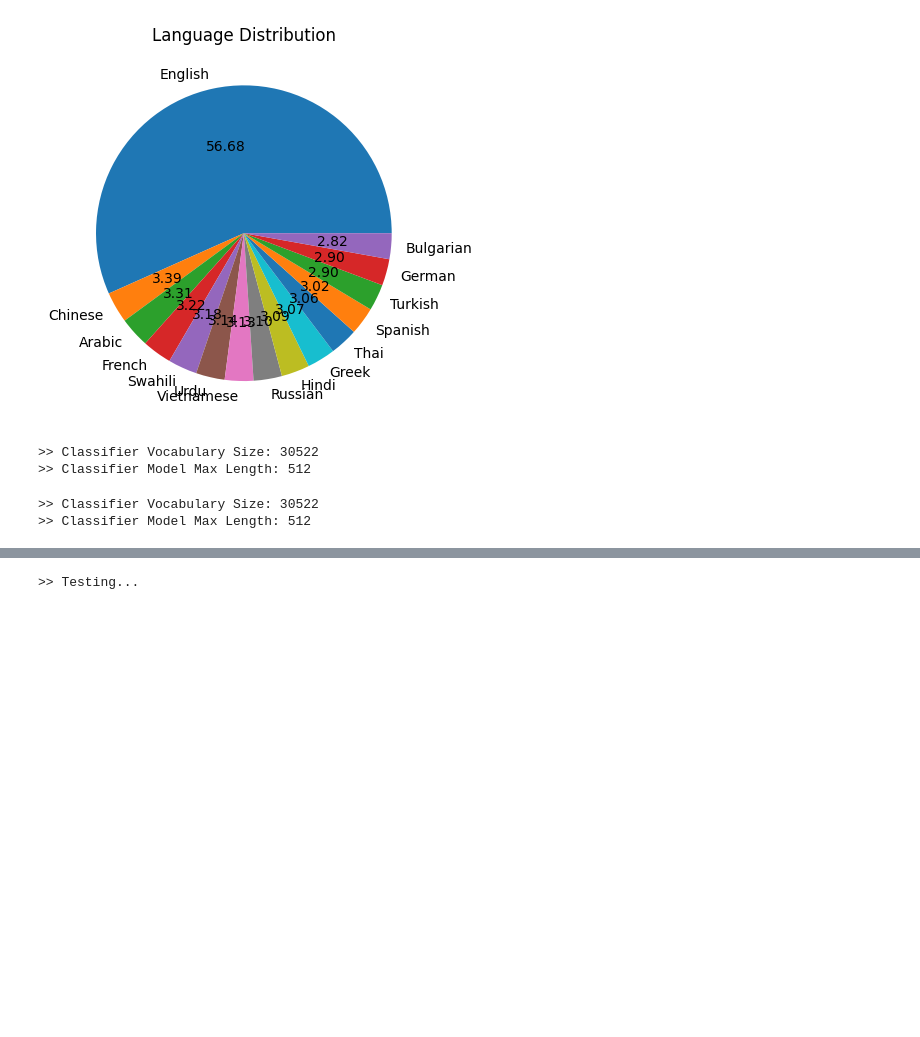
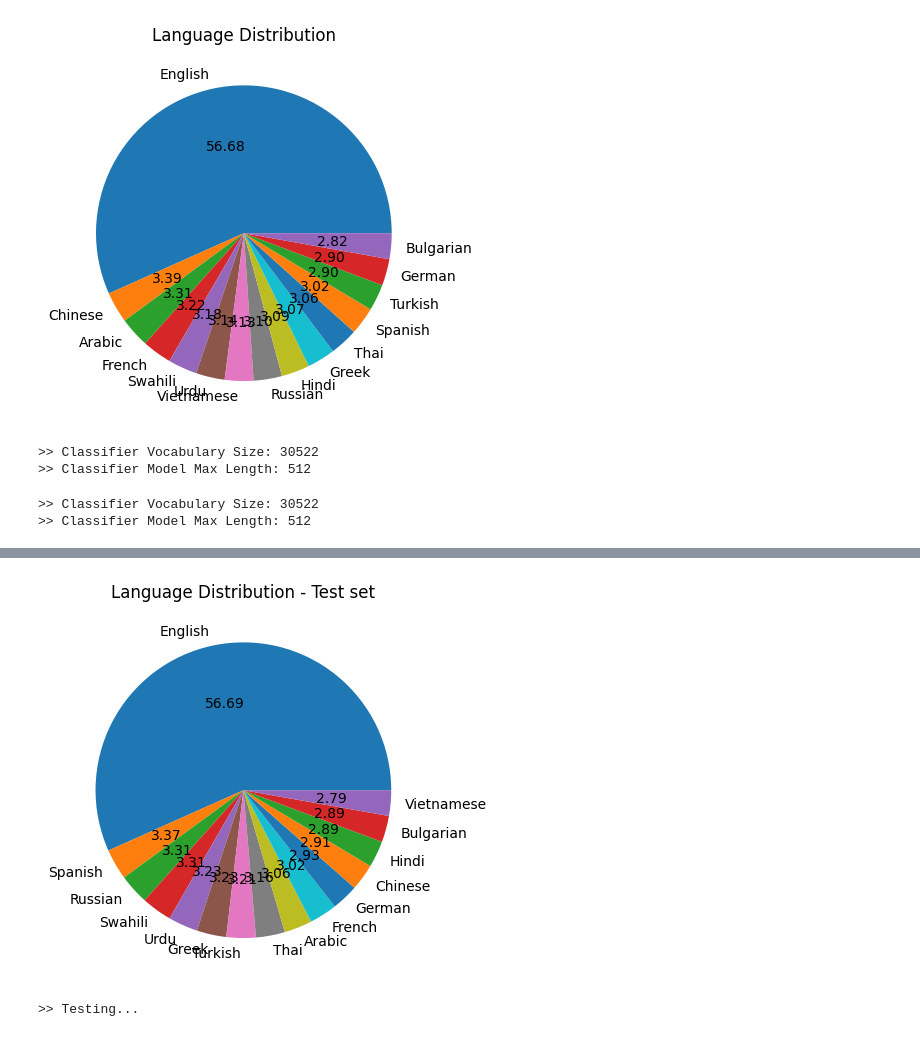
Before and after one commit to hatemalamir/gaggle, a Jupyter notebook: entailment-bert.ipynb, the cells around one changed output, grey strips where cells are left out. Saved outputs shown, nothing was run; the diff lists cells and outputs as text; code cells hidden in the pictures; blank space fills up the shorter version.

```diff
--- a/entailment-bert.ipynb
+++ b/entailment-bert.ipynb
@@ -227 +248,6 @@ EPOCH 2:
+# %%
+test_df = pd.read_csv(TEST_PATH, index_col='id')
+test_df['language'].value_counts().plot.pie(title='Language Distribution - Test set', autopct='%.2f', ylabel='');
+# %% [output]
+[figure, added]
 # %%
```
Also changed, not shown: parts of 6 cells of this notebook.
